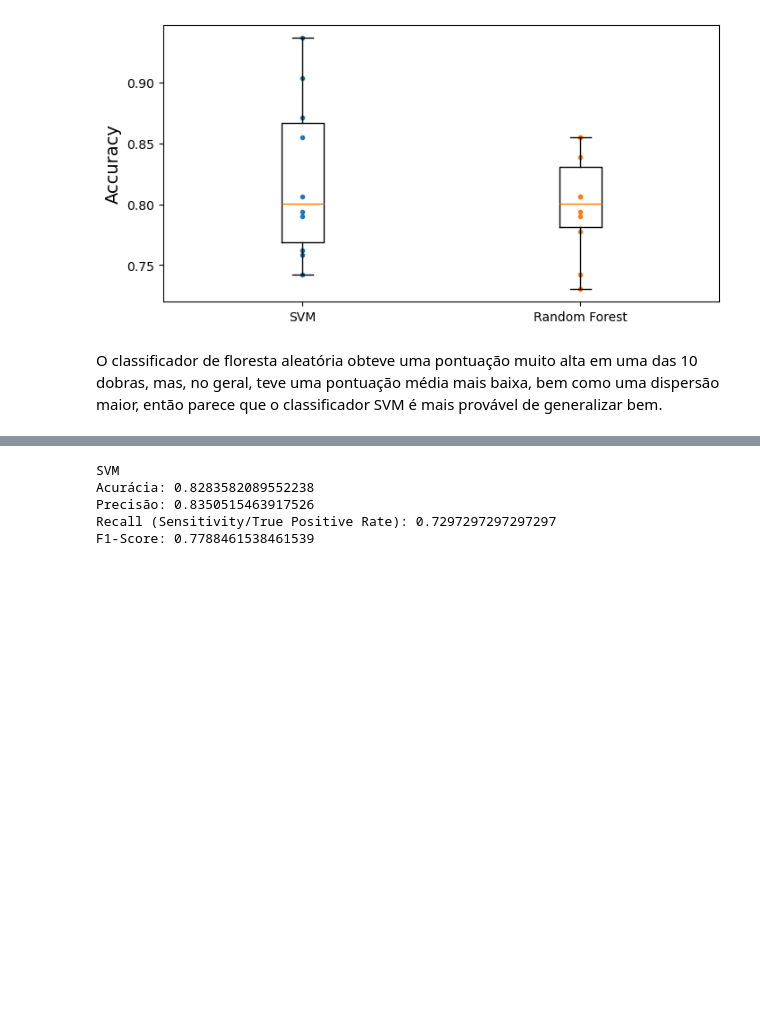
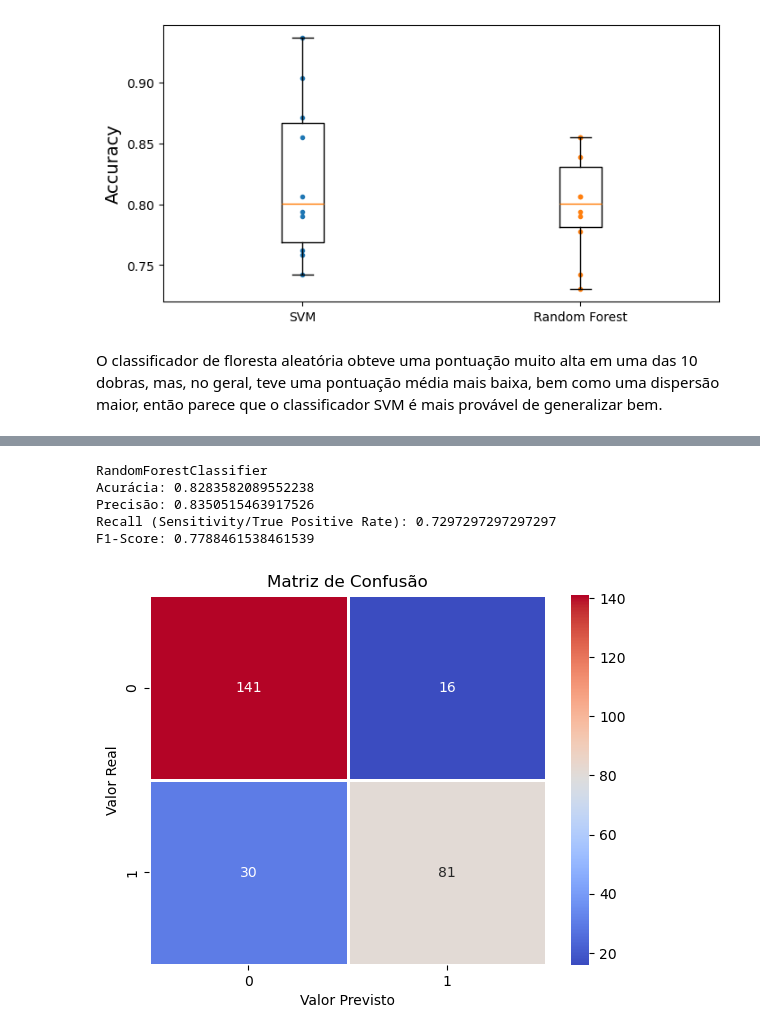
Before and after one commit to espeditoalves/ml-classification-metrics, a Jupyter notebook: notebooks/01_Evaluation.ipynb, the cells around one changed output, grey strips where cells are left out. Drawn from its saved outputs; the diff is of its cells as text; code cells hidden in the pictures; blank space fills up the shorter version.

```diff
--- a/notebooks/01_Evaluation.ipynb
+++ b/notebooks/01_Evaluation.ipynb
@@ -266,9 +352,3 @@ test_data_experimento.head()
 | 840 | 841 | 3 | Alhomaki, Mr. Ilmari Rudolf | male | 20.0 | 0 | 0 | SOTON/O2 3101287 | 7.9250 | NaN | ... |
 | 720 | 721 | 2 | Harper, Miss. Annie Jessie "Nina" | female | 6.0 | 0 | 1 | 248727 | 33.0000 | NaN | ... |
 | 39 | 40 | 3 | Nicola-Yarred, Miss. Jamila | female | 14.0 | 1 | 0 | 2651 | 11.2417 | NaN | ... |
-# %%
-# Realiza previções:
-y_pred_forest_clf = forest_clf.predict(X_test)
-
-test_data_experimento['y_pred_forest_clf'] = y_pred_forest_clf
-test_data_experimento.head()
@@ -339,26 +437,38 @@ plt.show()
 # %%
+from sklearn.metrics import confusion_matrix
+
 # Supondo que y_test e y_pred estejam definidos
-cm = confusion_matrix(y_test, y_pred_svm_clf)
+svm_confusion_matrix = confusion_matrix(y_true = y_test, y_pred = test_data_experimento['y_predi_svm_clf'])
 
-VP = cm[1, 1]
-FP = cm[0, 1]
-VN = cm[0, 0]
-FN = cm[1, 0]
+TP_svm = svm_confusion_matrix[1, 1]
+FP_svm = svm_confusion_matrix[0, 1]
+TN_svm = svm_confusion_matrix[0, 0]
+FN_svm = svm_confusion_matrix[1, 0]
 
 # Calcular métricas manualmente
-acurácia = (VP + VN) / (VP + FP + VN + FN)
-precisão = VP / (VP + FP)
-recall = VP / (VP + FN) # tpr = TP / (TP + FN) (True Positive Rate)
-f1_score = 2 * (precisão * recall) / (precisão + recall)
+acurácia_svm = (TP_svm + TN_svm) / (TP_svm + FP_svm + TN_svm + FN_svm)
+precisão_svm = TP_svm / (TP_svm + FP_svm)
+recall_svm = TP_svm / (TP_svm + FN_svm)
+f1_score_svm = 2 * (precisão_svm * recall_svm) / (precisão_svm + recall_svm)
 
-print('SVM')
-print(f"Acurácia: {acurácia}")
-print(f"Precisão: {precisão}")
-print(f"Recall (Sensitivity/True Positive Rate): {recall}")
-print(f"F1-Score: {f1_score}")
+print('RandomForestClassifier')
+print(f"Acurácia: {acurácia_svm}")
+print(f"Precisão: {precisão_svm}")
+print(f"Recall (Sensitivity/True Positive Rate): {recall_svm}")
+print(f"F1-Score: {f1_score_svm}")
 # %% [output]
-SVM
+RandomForestClassifier
 Acurácia: 0.8283582089552238
 Precisão: 0.8350515463917526
 Recall (Sensitivity/True Positive Rate): 0.7297297297297297
 F1-Score: 0.7788461538461539
+# %%
+labels = ["0", "1"]
+sns.heatmap(svm_confusion_matrix, cmap='coolwarm', annot=True, linewidth=1, fmt='d', xticklabels=labels, yticklabels=labels)
+# Criando o heatmap com rótulos nos eixos
+plt.xlabel('Valor Previsto')
+plt.ylabel('Valor Real')
+plt.title('Matriz de Confusão')
+plt.show()
+# %% [output]
+[figure, added]
```
Also changed, not shown: parts of 76 cells of this notebook, 6 other files.
